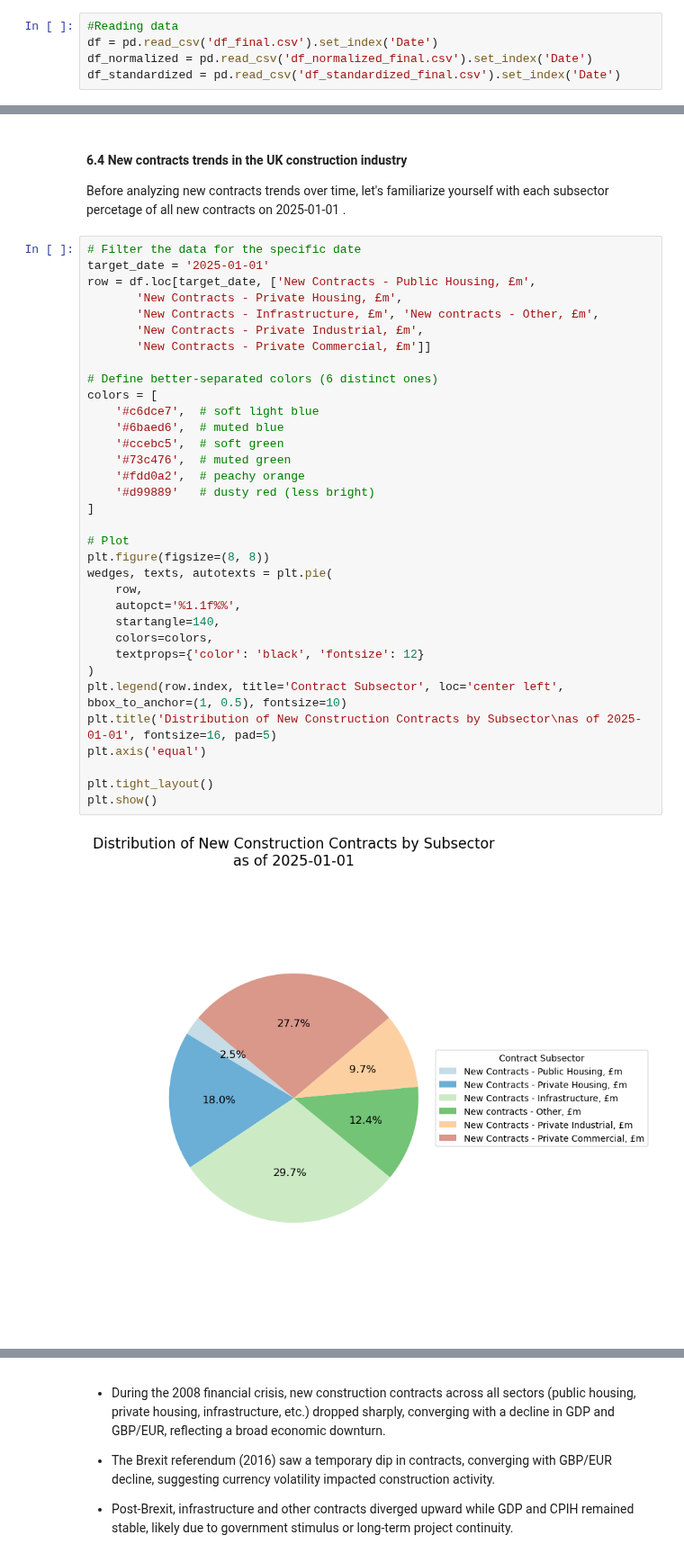
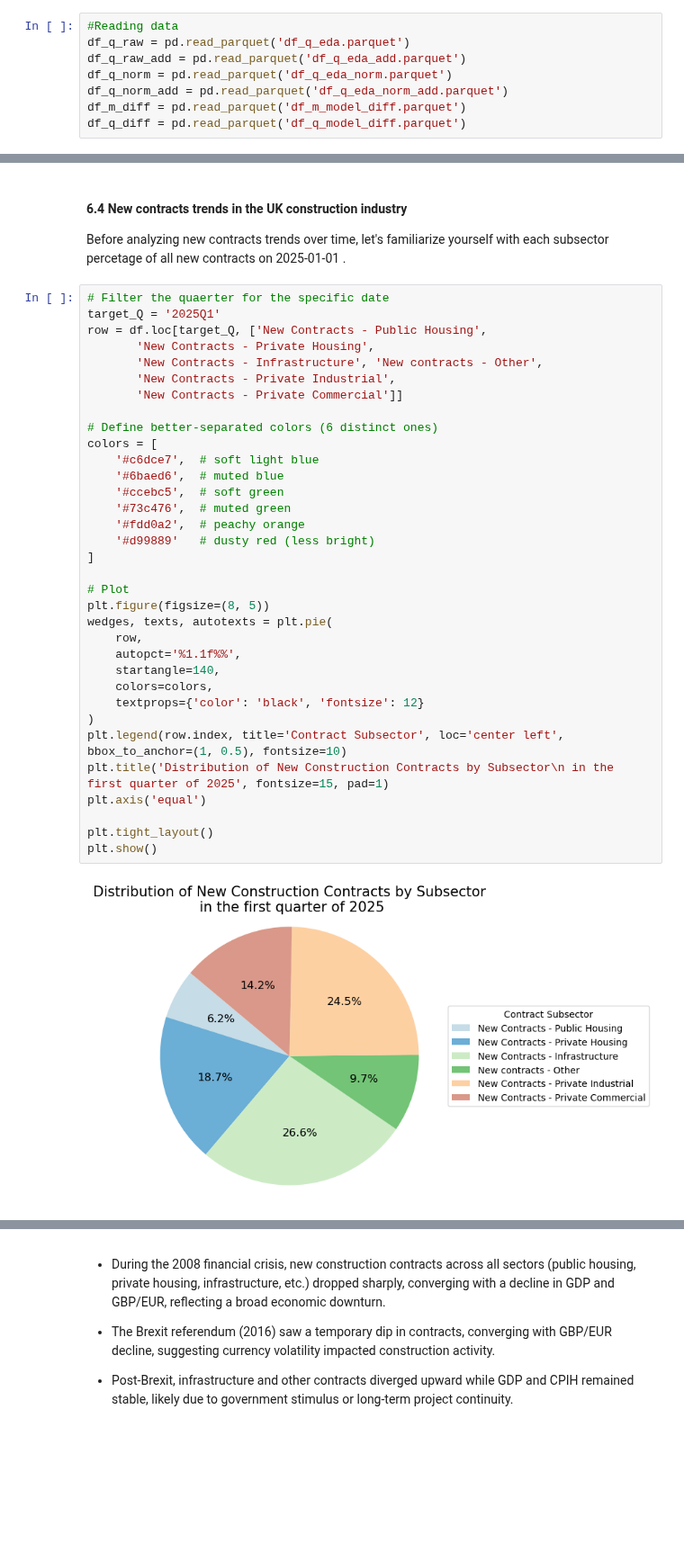
Before and after one commit to Alisa-Makhonina/Macroeconomic_indicators_vs_Construction_indicators, a Jupyter notebook: 4_Exploratory Data Analysis.ipynb, the cells around one changed output, grey strips where cells are left out. Shown at 90% size. Drawn from its saved outputs; the diff is of its cells as text; blank space fills up the shorter version.

```diff
--- a/4_Exploratory Data Analysis.ipynb
+++ b/4_Exploratory Data Analysis.ipynb
@@ -162,6 +254,9 @@ def create_subplot_new_contr(plots_dict, subtitle):
 ### 3. Loading data
 # %%
 #Reading data
-df = pd.read_csv('df_final.csv').set_index('Date')
-df_normalized = pd.read_csv('df_normalized_final.csv').set_index('Date')
-df_standardized = pd.read_csv('df_standardized_final.csv').set_index('Date')
+df_q_raw = pd.read_parquet('df_q_eda.parquet')
+df_q_raw_add = pd.read_parquet('df_q_eda_add.parquet')
+df_q_norm = pd.read_parquet('df_q_eda_norm.parquet')
+df_q_norm_add = pd.read_parquet('df_q_eda_norm_add.parquet')
+df_m_diff = pd.read_parquet('df_m_model_diff.parquet')
+df_q_diff = pd.read_parquet('df_q_model_diff.parquet')
@@ -576,38 +639,38 @@ create_subplot_trends(df_normalized, plots_dict, subtitle="Number of Employees i
 #### 6.4 New contracts trends in the UK construction industry
 Before analyzing new contracts trends over time, let's familiarize yourself with each subsector percetage of all new contracts on 2025-01-01 .
 # %%
-# Filter the data for the specific date
-target_date = '2025-01-01'
-row = df.loc[target_date, ['New Contracts - Public Housing, £m',
-       'New Contracts - Private Housing, £m',
-       'New Contracts - Infrastructure, £m', 'New contracts - Other, £m',
-       'New Contracts - Private Industrial, £m',
-       'New Contracts - Private Commercial, £m']]
+# Filter the quaerter for the specific date
+target_Q = '2025Q1'
+row = df.loc[target_Q, ['New Contracts - Public Housing',
+       'New Contracts - Private Housing',
+       'New Contracts - Infrastructure', 'New contracts - Other',
+       'New Contracts - Private Industrial',
+       'New Contracts - Private Commercial']]
 
 # Define better-separated colors (6 distinct ones)
 colors = [
     '#c6dce7',  # soft light blue
     '#6baed6',  # muted blue
     '#ccebc5',  # soft green
     '#73c476',  # muted green
     '#fdd0a2',  # peachy orange
     '#d99889'   # dusty red (less bright)
 ]
 
 # Plot
-plt.figure(figsize=(8, 8))
+plt.figure(figsize=(8, 5))
 wedges, texts, autotexts = plt.pie(
     row,
     autopct='%1.1f%%',
     startangle=140,
     colors=colors,
     textprops={'color': 'black', 'fontsize': 12}
 )
 plt.legend(row.index, title='Contract Subsector', loc='center left', bbox_to_anchor=(1, 0.5), fontsize=10)
-plt.title('Distribution of New Construction Contracts by Subsector\nas of 2025-01-01', fontsize=16, pad=5)
+plt.title('Distribution of New Construction Contracts by Subsector\n in the first quarter of 2025', fontsize=15, pad=1)
 plt.axis('equal')
 
 plt.tight_layout()
 plt.show()
 # %% [output]
-[figure, old version]
+[figure, new version]
```
Also changed, not shown: parts of 33 cells of this notebook.
